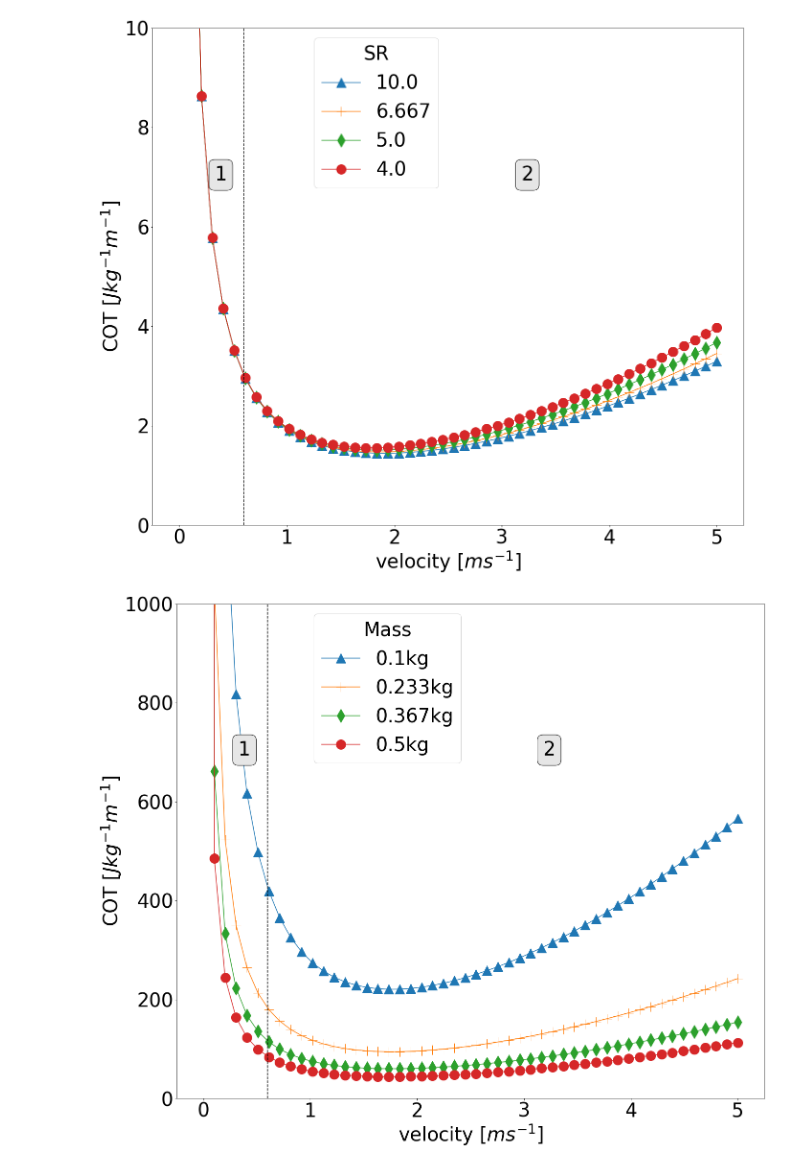
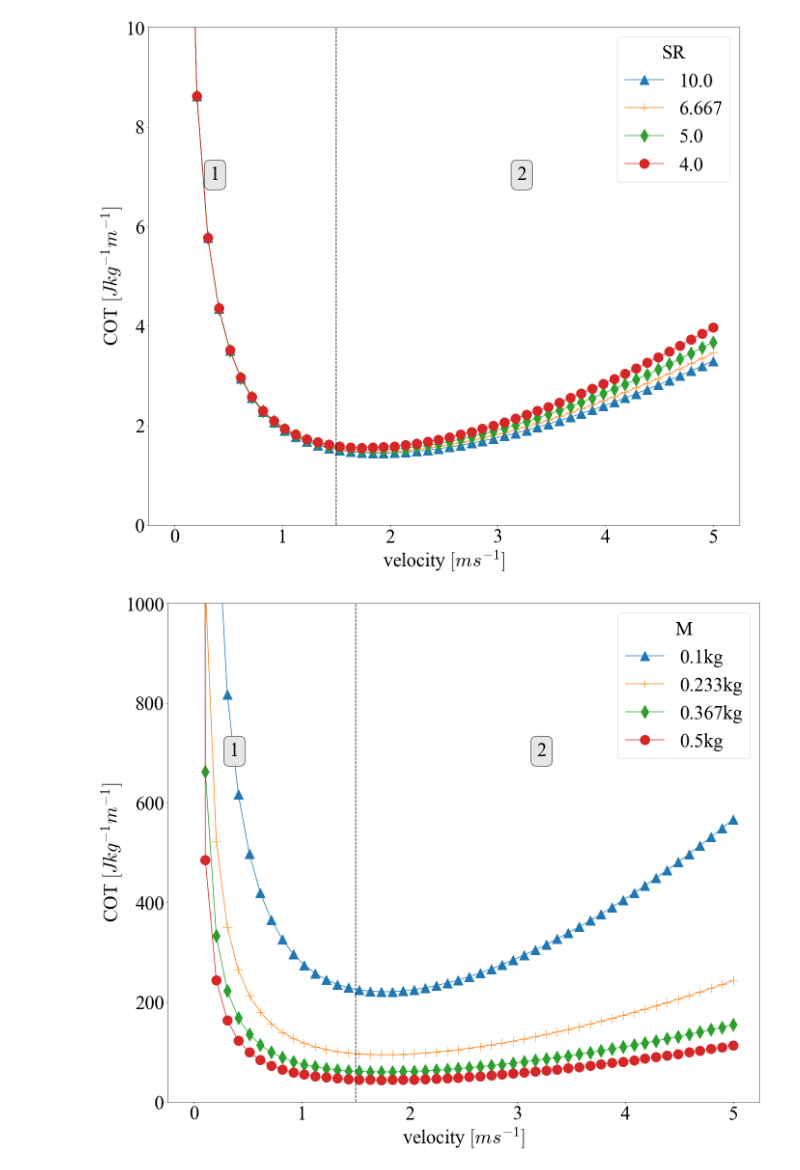
Before and after one commit to michaelcoe/Ika-Fit, a Jupyter notebook: blenderValidation.ipynb, the cells around one changed output. Drawn from its saved outputs; the diff is of its cells as text; code cells hidden in the pictures.

```diff
--- a/blenderValidation.ipynb
+++ b/blenderValidation.ipynb
@@ -2,8 +2,6 @@
 import cv2 as cv2
 import numpy as np
 import matplotlib.pyplot as plt
-import matplotlib as mpl
-import matplotlib.ticker as mticker
 import pandas as pd
 import Scripts.airfoil as af
 import Scripts.fishUtilities as fu
@@ -17,8 +15,10 @@ from scipy import stats
 from scipy.optimize import curve_fit
 from scipy.stats.distributions import  t
 
-from mpl_toolkits.axes_grid1.inset_locator import (inset_axes, InsetPosition,
-                                                  mark_inset)
+# Global plot parameters
+plt.rcParams.update({'font.size':20, 'lines.markersize':9})
+plt.rcParams.update({'mathtext.fontset':'cm'})
+plt.rcParams.update({'font.family':'Times New Roman'})
 # %%
 def power_law(xData, a, b):
         return a * xData ** b
@@ -353,50 +354,50 @@ ax5.annotate(
     xytext=(40, 200), textcoords='offset points',
     bbox=dict(boxstyle="round", fc="0.9"))
 
-ax5.plot([0.6, 0.6], [0, 2000], 'k--')
+ax5.plot([1.5, 1.5], [0, 2000], 'k--')
 ax5.set_ylabel('COT $[J kg^{-1} m^{-1}]$')
 ax5.set_xlabel('velocity $[ms^{-1}]$')
 ax5.set_ylim([0, 10])
-ax5.legend(title='SR', bbox_to_anchor=(0.5, 1.0))
-fig5.savefig(Path(figurePath).joinpath('SR_influence.pdf'), facecolor='w', bbox_inches='tight', dpi=300)
+ax5.legend(title='SR',loc=1)
+fig5.savefig(Path(figurePath).joinpath('sr_influence.pdf'), facecolor='w', bbox_inches='tight', dpi=300)
 # %% [output]
-[figure, old version]
+[figure, new version]
 # %%
 fig6, ax6 = plt.subplots(figsize=((22, 19)))
 
 inf_mass = np.linspace(0.1, 0.5, 4)
 
 for idx, mass in enumerate(inf_mass):
     length = 1.0
     area_calc, D_calc = sea.determine_surface_area(1, 2, 0, length*0.95, sideFits[0], sideFits[1], nacaFits, nacaFits)
     Sr_calc = length/D_calc
     volume_calc, height, width = ve.determine_volume(1, 2, 0, length*0.90, sideFits[0], sideFits[1], nacaFits, nacaFits)
     mass_calc = volume_calc*density
 
     cot_area = np.divide((25 + cot.ITTC_pp(Sr_calc, area_calc, length, mass, efficiency,
                                            kinVisc, density, velocity)), (mass * velocity))
 
     ax6.plot(velocity, cot_area, marker_style[idx], label=str(np.round(mass, 3)) + 'kg')
 
 ax6.annotate(
     '1',
     xy=(1., 500), xycoords='data',
     xytext=(-150, 200), textcoords='offset points',
     bbox=dict(boxstyle="round", fc="0.9"))
 ax6.annotate(
     '2',
     xy=(3., 500), xycoords='data',
     xytext=(40, 200), textcoords='offset points',
     bbox=dict(boxstyle="round", fc="0.9"))
 
-ax6.plot([0.6, 0.6], [0, 2000], 'k--')
+ax6.plot([1.5, 1.5], [0, 2000], 'k--')
 ax6.set_ylabel('COT $[J kg^{-1} m^{-1}]$')
 ax6.set_xlabel('velocity $[ms^{-1}]$')
 ax6.set_ylim([0, 1000])
-ax6.legend(title='Mass', bbox_to_anchor=(0.5, 1.0))
+ax6.legend(title='M', loc=1)
 fig6.savefig(Path(figurePath).joinpath('mass_influence.pdf'), facecolor='w', bbox_inches='tight', dpi=300)
 # %% [output]
-[figure, old version]
+[figure, new version]
 # %%
 fig7, ax7 = plt.subplots(figsize=((22, 19)))
 
```
Also changed, not shown: parts of 8 cells of this notebook, 1 other file.
